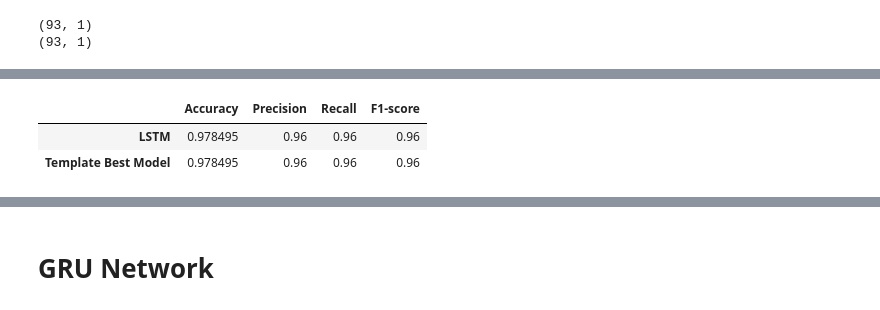
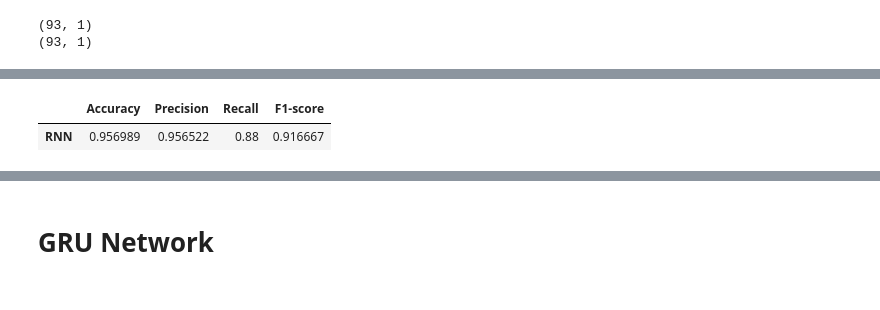
Before and after one commit to FuseII/intelligent_systems, a Jupyter notebook: lab_13_16/RNN_LSTM_GRU.ipynb, the cells around one changed output, grey strips where cells are left out. Saved outputs shown, nothing was run; the diff lists cells and outputs as text; code cells hidden in the pictures.

```diff
--- a/lab_13_16/RNN_LSTM_GRU.ipynb
+++ b/lab_13_16/RNN_LSTM_GRU.ipynb
@@ -569,13 +569,11 @@ Precision:  0.96
 # %%
 results_df = pd.DataFrame([[scores_test[1],precision_test,recall_test,f1_test]],
                          columns = ['Accuracy', 'Precision', 'Recall', 'F1-score'],
-                         index = ['LSTM',
-                                 'Template Best Model'])
+                         index = ['RNN'])
 results_df
 # %% [output]
 |  | Accuracy | Precision | Recall | F1-score |
-| LSTM | 0.978495 | 0.96 | 0.96 | 0.96 |
-| Template Best Model | 0.978495 | 0.96 | 0.96 | 0.96 |
+| RNN | 0.956989 | 0.956522 | 0.88 | 0.916667 |
 # %%
 history.history['val_accuracy']
 # %% [output]
```
Also changed, not shown: parts of 44 cells of this notebook, 2 other files.
